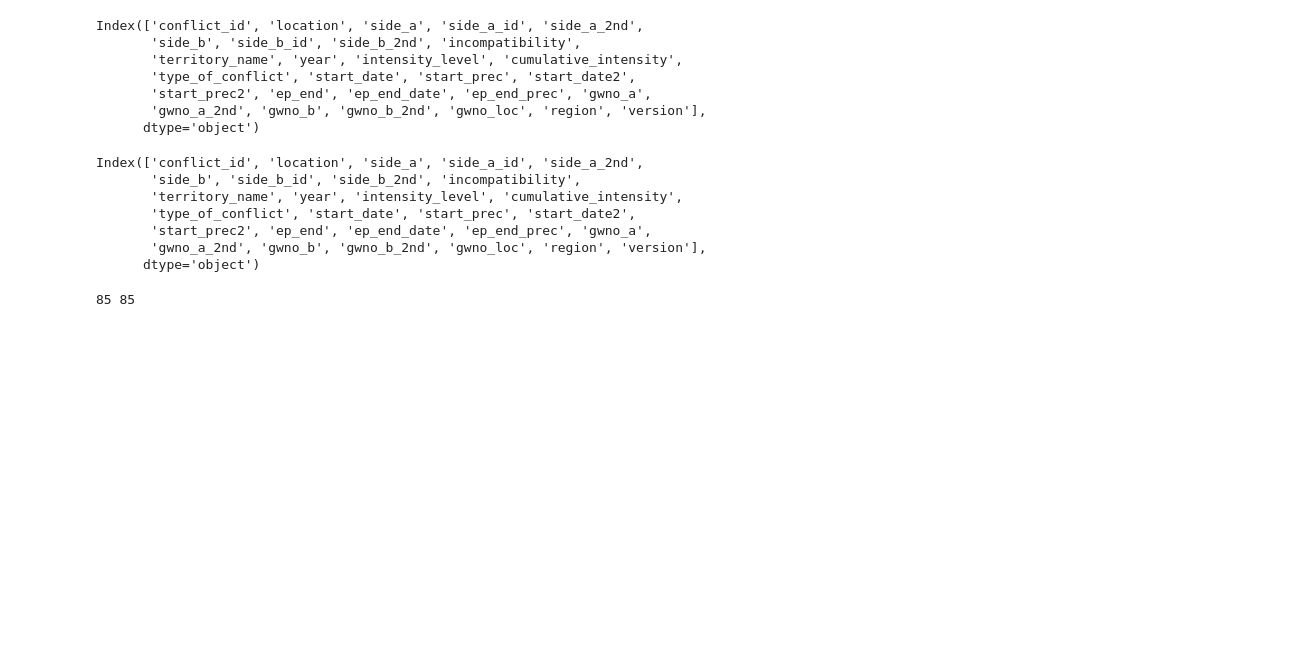
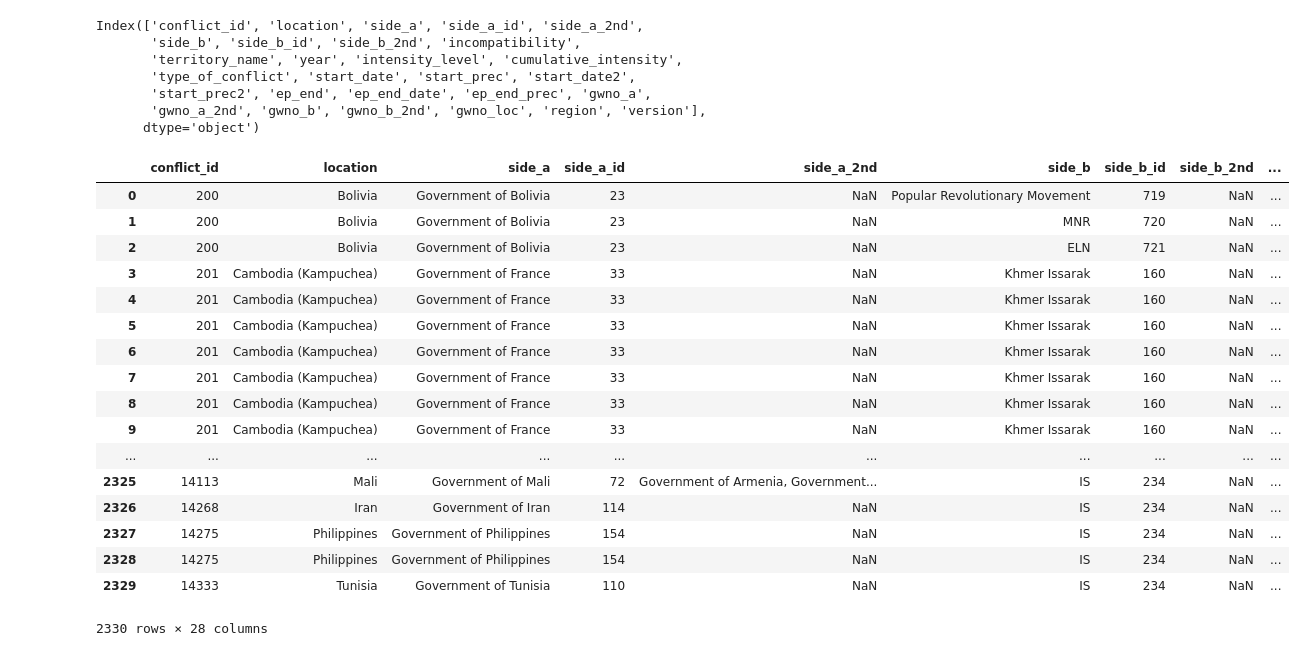
Before and after one commit to jeffrey-chase/world_conflicts, a Jupyter notebook: data_formatting.ipynb, the cells around one changed output. Saved outputs shown, nothing was run; the diff lists cells and outputs as text; code cells hidden in the pictures; blank space fills up the shorter version.

```diff
--- a/data_formatting.ipynb
+++ b/data_formatting.ipynb
@@ -267,14 +270,16 @@ Index(['conflict_id', 'location', 'side_a', 'side_a_id', 'side_a_2nd',
        'start_prec2', 'ep_end', 'ep_end_date', 'ep_end_prec', 'gwno_a',
        'gwno_a_2nd', 'gwno_b', 'gwno_b_2nd', 'gwno_loc', 'region', 'version'],
       dtype='object')
-# %%
-country_conf.columns
-# %% [output]
-Index(['conflict_id', 'location', 'side_a', 'side_a_id', 'side_a_2nd',
-       'side_b', 'side_b_id', 'side_b_2nd', 'incompatibility',
-       'territory_name', 'year', 'intensity_level', 'cumulative_intensity',
-       'type_of_conflict', 'start_date', 'start_prec', 'start_date2',
-       'start_prec2', 'ep_end', 'ep_end_date', 'ep_end_prec', 'gwno_a',
-       'gwno_a_2nd', 'gwno_b', 'gwno_b_2nd', 'gwno_loc', 'region', 'version'],
-      dtype='object')
+# %%
+conf['incompatibility'] = conf['incompatibility'].replace(
+    {1: '1: Territory', 2: '2: Government', 3: '3 :Govt. and Territory'}
+)
+conf['intensity_level'] = conf['intensity_level'].replace({1: '1: Minor Conflict', 2: '2: War'})
+
+conf['type_of_conflict'] = conf['type_of_conflict'].replace({
+    1: '1: Extrasystemic (government and external non-state actor)',
+    2: '2: Interstate (between two countries\' governments)',
+    3: '3: Internal (between government and internal opposition)',
+    4: '4: Internationalized internal conflict (internal conflict with external support)'
+})
 # %%
@@ -282,4 +287,21 @@ country_conf.to_csv(folder + 'country_conflicts.csv')
-# %%
-print(len(conflicts_adj), len(nodes_all_json))
-# %% [output]
-85 85
+# %%
+conf
+# %% [output]
+|  | conflict_id | location | side_a | side_a_id | side_a_2nd | side_b | side_b_id | side_b_2nd | ... |
+| 0 | 200 | Bolivia | Government of Bolivia | 23 | NaN | Popular Revolutionary Movement | 719 | NaN | ... |
+| 1 | 200 | Bolivia | Government of Bolivia | 23 | NaN | MNR | 720 | NaN | ... |
+| 2 | 200 | Bolivia | Government of Bolivia | 23 | NaN | ELN | 721 | NaN | ... |
+| 3 | 201 | Cambodia (Kampuchea) | Government of France | 33 | NaN | Khmer Issarak | 160 | NaN | ... |
+| 4 | 201 | Cambodia (Kampuchea) | Government of France | 33 | NaN | Khmer Issarak | 160 | NaN | ... |
+| 5 | 201 | Cambodia (Kampuchea) | Government of France | 33 | NaN | Khmer Issarak | 160 | NaN | ... |
+| 6 | 201 | Cambodia (Kampuchea) | Government of France | 33 | NaN | Khmer Issarak | 160 | NaN | ... |
+| 7 | 201 | Cambodia (Kampuchea) | Government of France | 33 | NaN | Khmer Issarak | 160 | NaN | ... |
+| 8 | 201 | Cambodia (Kampuchea) | Government of France | 33 | NaN | Khmer Issarak | 160 | NaN | ... |
+| 9 | 201 | Cambodia (Kampuchea) | Government of France | 33 | NaN | Khmer Issarak | 160 | NaN | ... |
+| ... | ... | ... | ... | ... | ... | ... | ... | ... | ... |
+| 2325 | 14113 | Mali | Government of Mali | 72 | Government of Armenia, Government... | IS | 234 | NaN | ... |
+| 2326 | 14268 | Iran | Government of Iran | 114 | NaN | IS | 234 | NaN | ... |
+| 2327 | 14275 | Philippines | Government of Philippines | 154 | NaN | IS | 234 | NaN | ... |
+| 2328 | 14275 | Philippines | Government of Philippines | 154 | NaN | IS | 234 | NaN | ... |
+| 2329 | 14333 | Tunisia | Government of Tunisia | 110 | NaN | IS | 234 | NaN | ... |
+2330 rows × 28 columns
```
Also changed, not shown: parts of 2 cells of this notebook, 8 other files.
